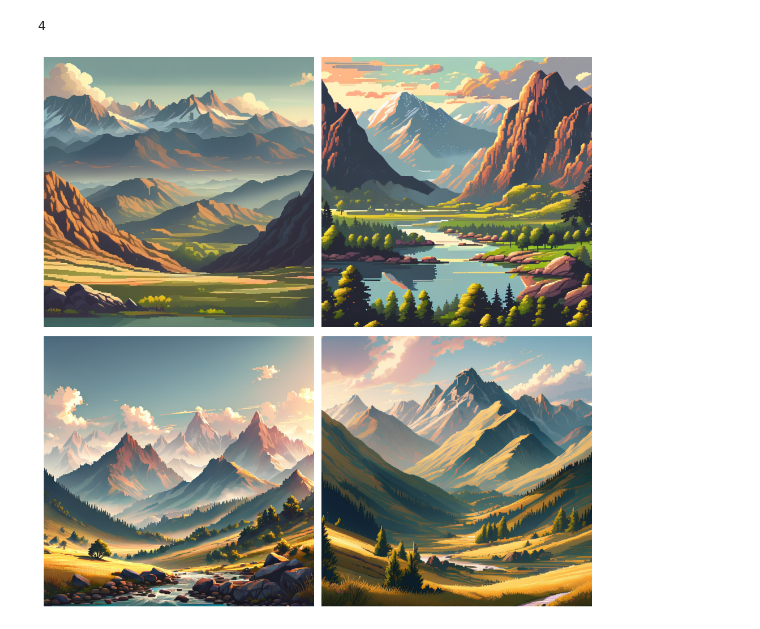
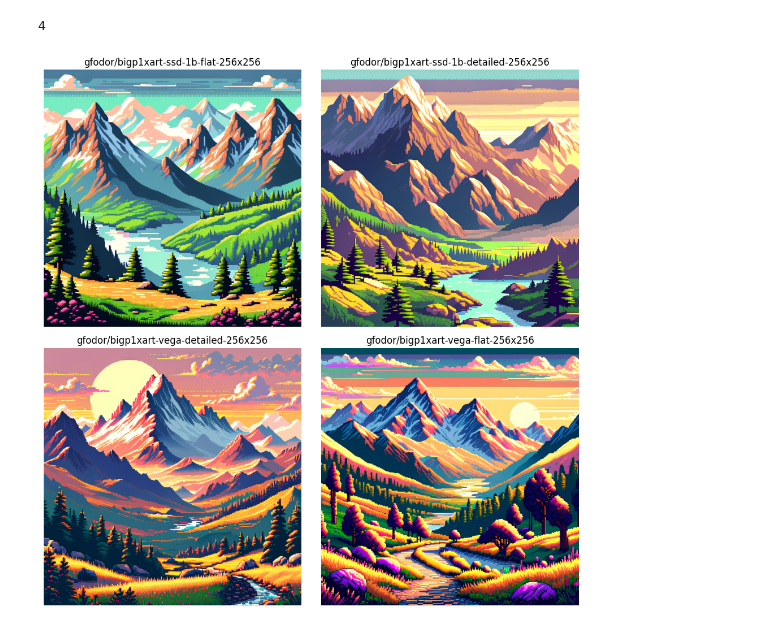
Before and after one commit to johnshaughnessy/jupyter-notebooks, a Jupyter notebook: code/diffusion022.ipynb, the cells around one changed output. Drawn from its saved outputs; the diff is of its cells as text; code cells hidden in the pictures.

```diff
--- a/code/diffusion022.ipynb
+++ b/code/diffusion022.ipynb
@@ -47,7 +50,7 @@ def generate_image_thread(pipe, prompt):
     return pipe(prompt=prompt, num_inference_steps=60, guidance_scale=5).images[0]
 
 # Now, use the pipes for image generation with threads
-prompt = "A scenic landscape with mountains"
+prompt = "bigp1xart A scenic landscape with mountains"
 
 with ThreadPoolExecutor() as executor:
     futures = [executor.submit(generate_image_thread, pipe, prompt) for pipe in pipes]
@@ -55,17 +58,16 @@ with ThreadPoolExecutor() as executor:
 # %%
 import matplotlib.pyplot as plt
 
-# Assuming 'images' is a list of PIL Image objects
+# Assuming 'images' is a list of PIL Image objects and corresponds to the order in 'init_args'
 fig, axs = plt.subplots(2, 2, figsize=(10, 10))  # Adjust the figure size as needed
+axs = axs.flatten()  # Flatten the array of axes for easy iteration
 
-# Flatten the array of axes for easy iteration
-axs = axs.flatten()
-
-for img, ax in zip(images, axs):
+for (model_id, adapter_id, gpu_index), img, ax in zip(init_args, images, axs):
     ax.imshow(img)
+    ax.set_title(adapter_id)  # Set the title of each subplot to the adapter_id
     ax.axis('off')  # Turn off axis
 
 plt.tight_layout()
 plt.show()
 # %% [output]
-[figure, old version]
+[figure, new version]
```
Also changed, not shown: parts of 1 cell of this notebook.
